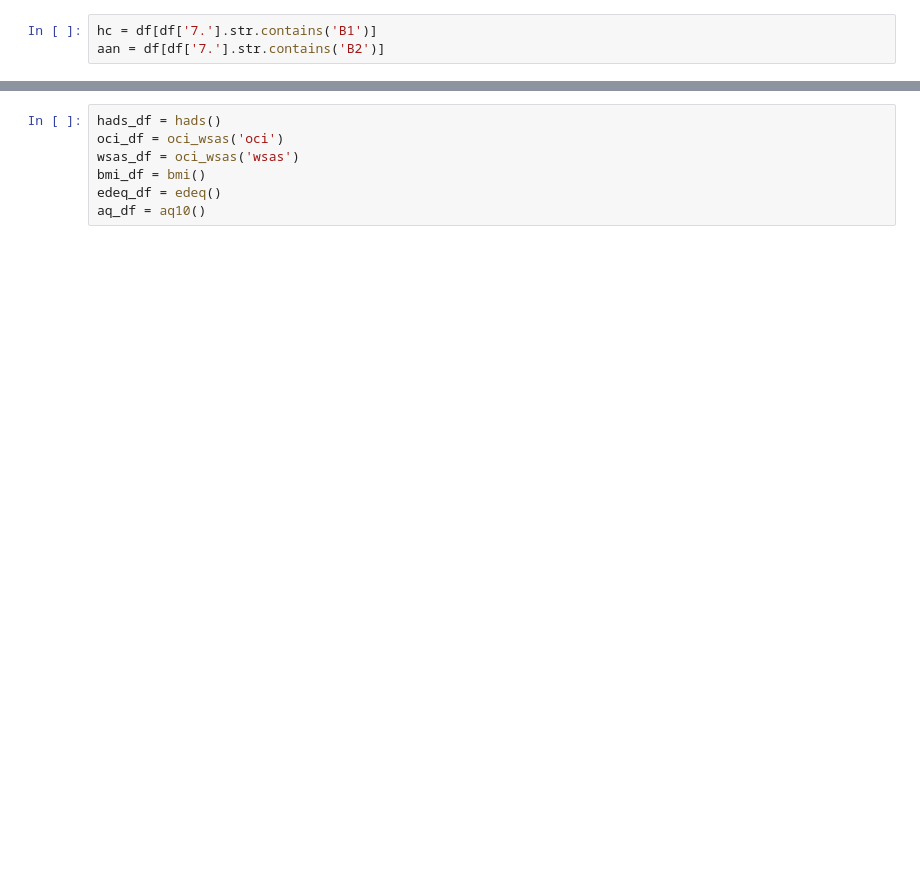
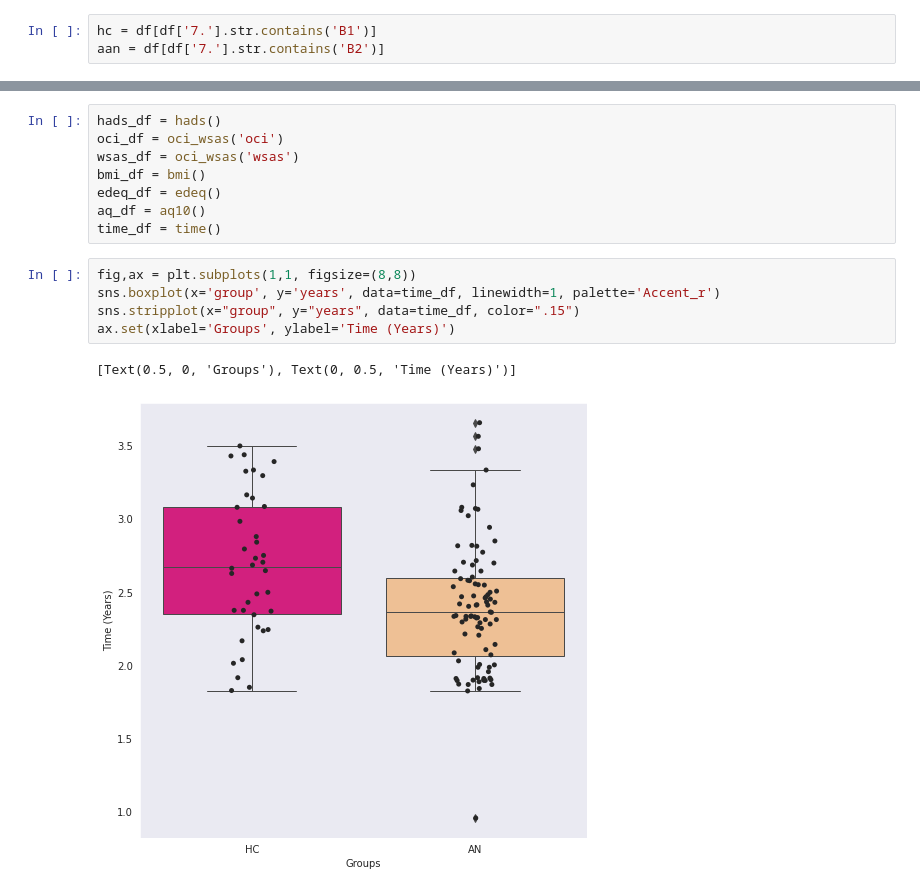
Before and after one commit to WMDA/BB_data, a Jupyter notebook: presentations/meeting.ipynb, the cells around one changed output, grey strips where cells are left out. Cells and saved outputs as stored; diff of their text form; blank space fills up the shorter version.

Commit message:
added time difference script

```diff
--- a/presentations/meeting.ipynb
+++ b/presentations/meeting.ipynb
@@ -29,3 +32,12 @@ wsas_df = oci_wsas('wsas')
 bmi_df = bmi()
 edeq_df = edeq()
 aq_df = aq10()
+time_df = time()
+# %%
+fig,ax = plt.subplots(1,1, figsize=(8,8))
+sns.boxplot(x='group', y='years', data=time_df, linewidth=1, palette='Accent_r')
+sns.stripplot(x="group", y="years", data=time_df, color=".15")
+ax.set(xlabel='Groups', ylabel='Time (Years)')
+# %% [output]
+[Text(0.5, 0, 'Groups'), Text(0, 0.5, 'Time (Years)')]
+[figure, added]
```
Also changed, not shown: parts of 10 cells of this notebook, 8 other files.
